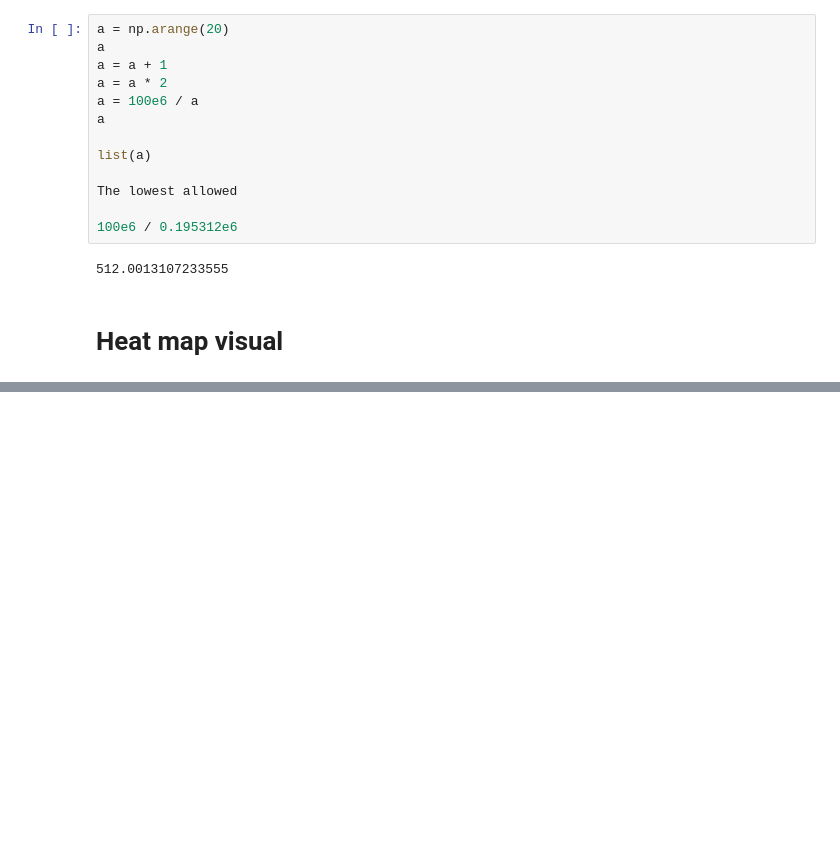
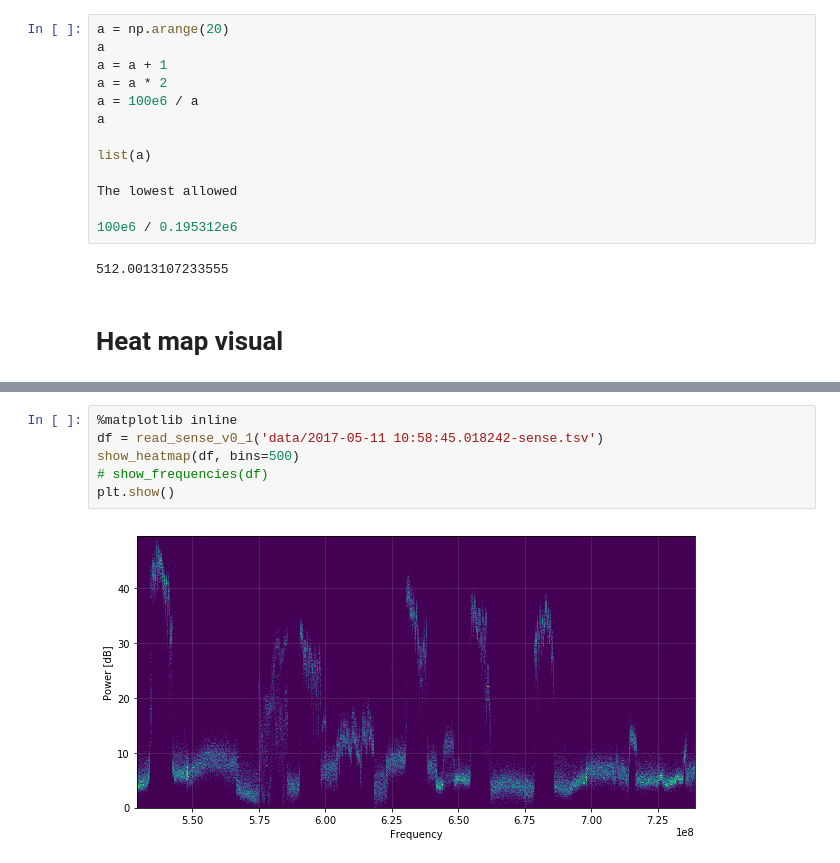
Before and after one commit to jarmokivekas/tuamk-thesis, a Jupyter notebook: spectrum-sense-data-processing.ipynb, the cells around one changed output, grey strips where cells are left out. Drawn from its saved outputs; the diff is of its cells as text; blank space fills up the shorter version.

```diff
--- a/spectrum-sense-data-processing.ipynb
+++ b/spectrum-sense-data-processing.ipynb
@@ -273,0 +321,8 @@ plt.show()
+# %%
+%matplotlib inline
+df = read_sense_v0_1('data/2017-05-11 10:58:45.018242-sense.tsv')
+show_heatmap(df, bins=500)
+# show_frequencies(df)
+plt.show()
+# %% [output]
+[figure, added]
```
Also changed, not shown: parts of 20 cells of this notebook, 1 other file.
